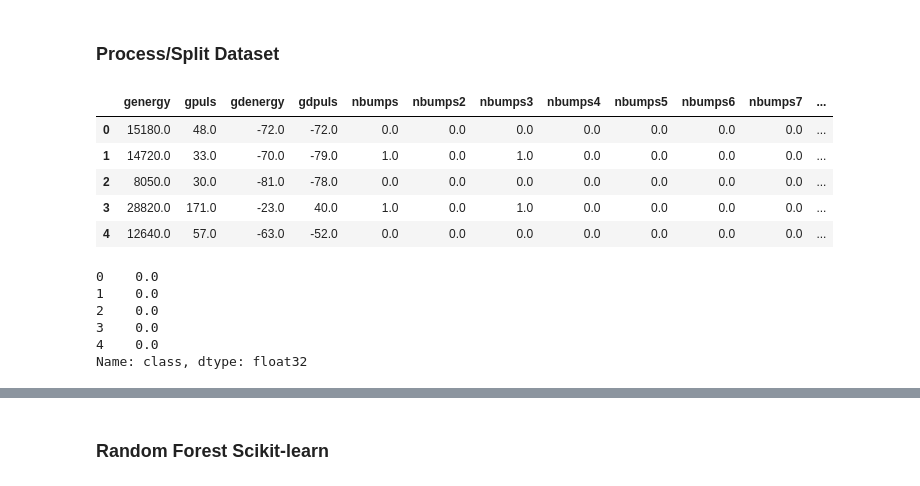
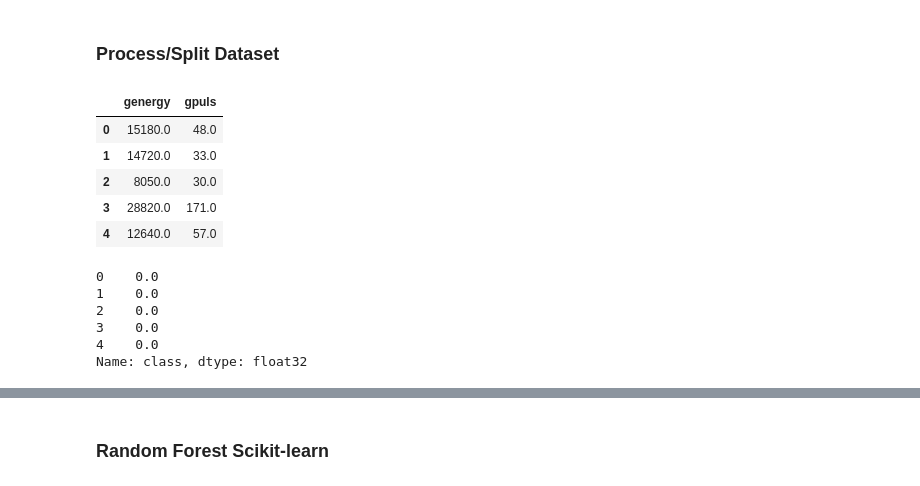
Before and after one commit to canoepus/think, a Jupyter notebook: upsampling.ipynb, the cells around one changed output, grey strips where cells are left out. Cells and saved outputs as stored; diff of their text form; code cells hidden in the pictures.

```diff
--- a/upsampling.ipynb
+++ b/upsampling.ipynb
@@ -90,24 +90,25 @@ plt.show()
 # %%
 # TODO: maybe replace labels to something more understandable?
 
-# Ignoring the categorical data for now
-# split X and Y
-# Only want the numerical columns
-input_cols = [i for i in range(data.shape[1]) if (i > 2) and (i != 7) and (i != data.shape[1] - 1)]
+# We only want 2 variables for this classifier so we can visualize in a plot
+# The two columns we will get is gpuls and gdenergy
+# No data cleaning is needed: this dataset has no nulls
+
+# Also split into input, X, and output, Y
 # Shape: (2584, 14)
-X = data.iloc[:,input_cols]
+X = data.iloc[:,[3, 4]]
 # Shape: (2584, 1)
 Y = data.iloc[:,-1].astype(np.float32)
-# VIsualize the data
+# Output a few rows of each data
 display(X.head(5))
 display(Y.head(5))
 # %% [output]
-|  | genergy | gpuls | gdenergy | gdpuls | nbumps | nbumps2 | nbumps3 | nbumps4 | nbumps5 | nbumps6 | nbumps7 | ... |
-| 0 | 15180.0 | 48.0 | -72.0 | -72.0 | 0.0 | 0.0 | 0.0 | 0.0 | 0.0 | 0.0 | 0.0 | ... |
-| 1 | 14720.0 | 33.0 | -70.0 | -79.0 | 1.0 | 0.0 | 1.0 | 0.0 | 0.0 | 0.0 | 0.0 | ... |
-| 2 | 8050.0 | 30.0 | -81.0 | -78.0 | 0.0 | 0.0 | 0.0 | 0.0 | 0.0 | 0.0 | 0.0 | ... |
-| 3 | 28820.0 | 171.0 | -23.0 | 40.0 | 1.0 | 0.0 | 1.0 | 0.0 | 0.0 | 0.0 | 0.0 | ... |
-| 4 | 12640.0 | 57.0 | -63.0 | -52.0 | 0.0 | 0.0 | 0.0 | 0.0 | 0.0 | 0.0 | 0.0 | ... |
+|  | genergy | gpuls |
+| 0 | 15180.0 | 48.0 |
+| 1 | 14720.0 | 33.0 |
+| 2 | 8050.0 | 30.0 |
+| 3 | 28820.0 | 171.0 |
+| 4 | 12640.0 | 57.0 |
 0    0.0
 1    0.0
 2    0.0
```
Also changed, not shown: parts of 14 cells of this notebook.
